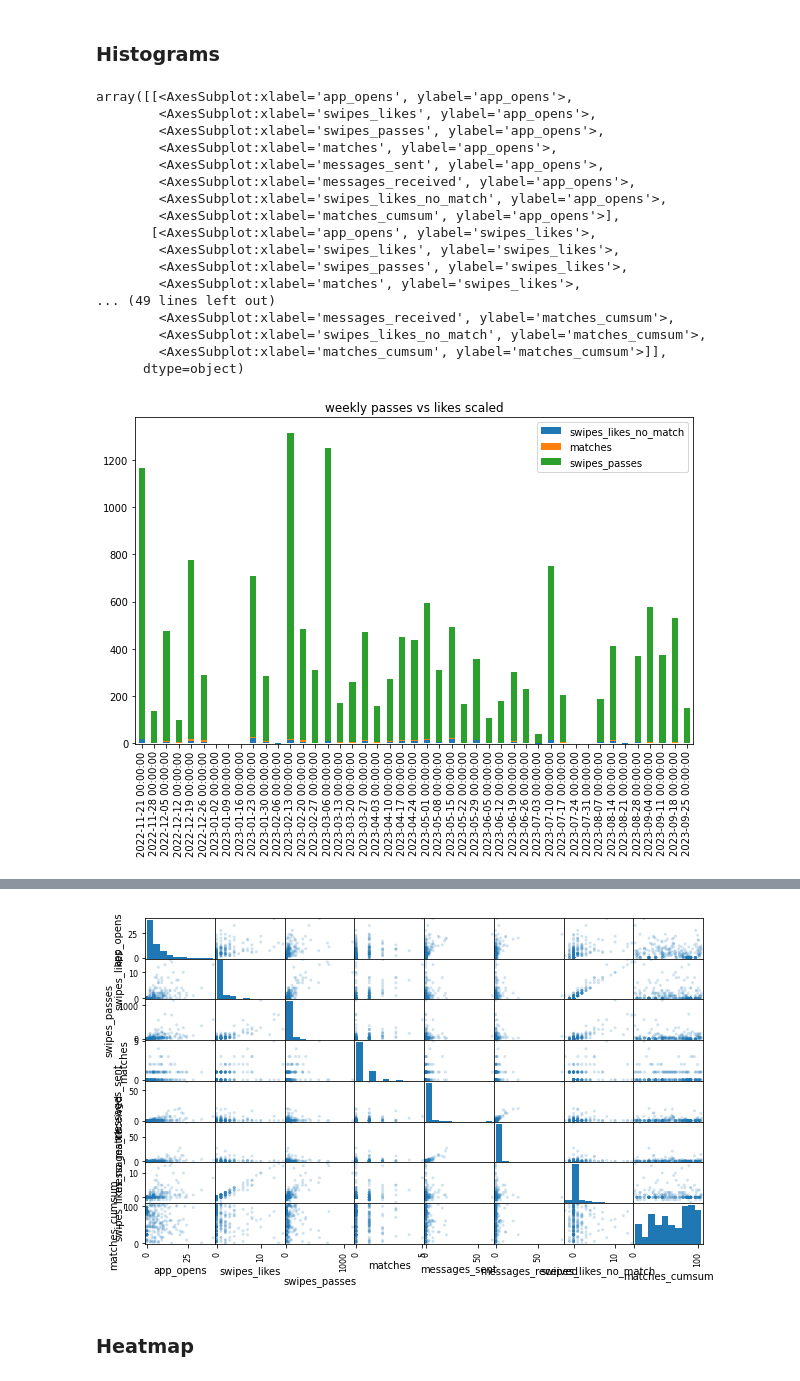
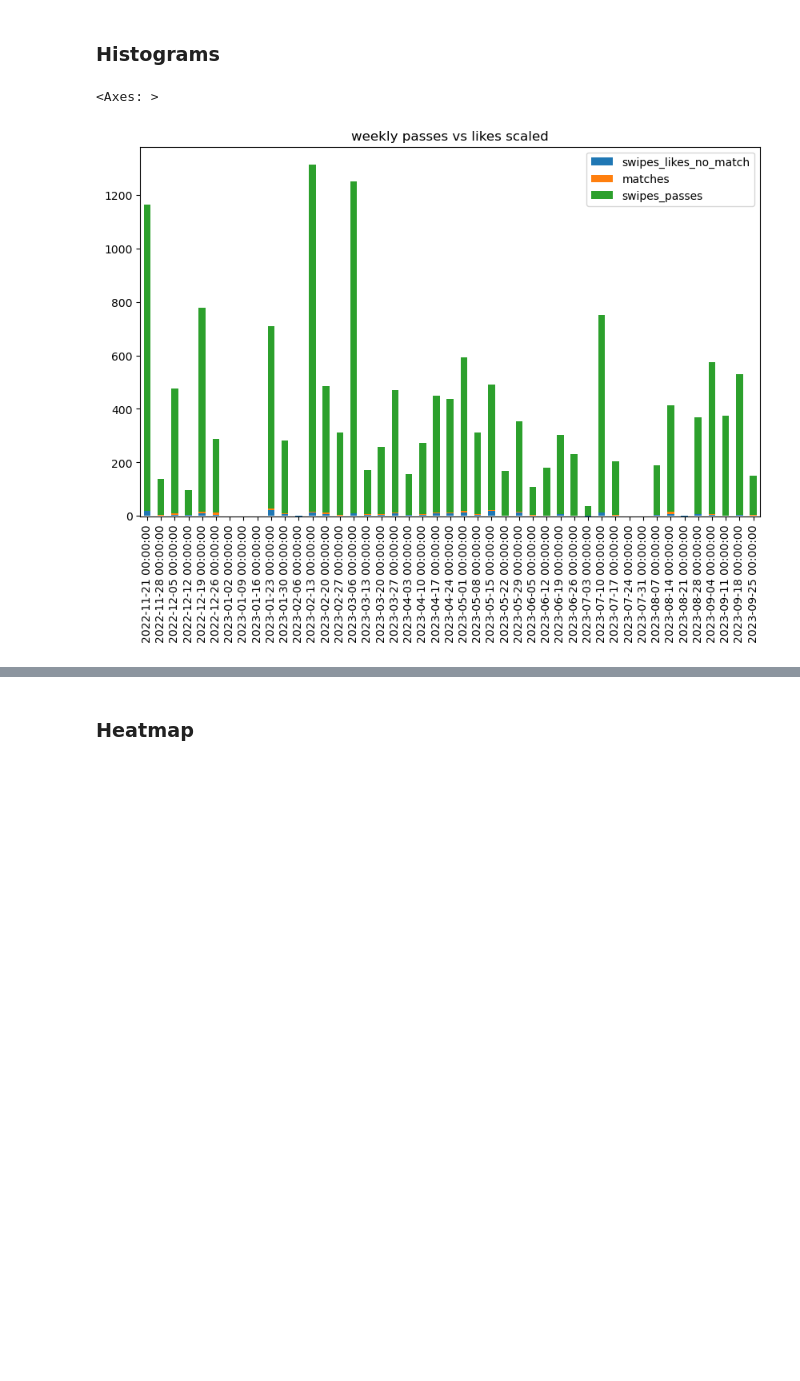
Before and after one commit to saminourji/TinderAnalysis, a Jupyter notebook: main.ipynb, the cells around one changed output, grey strips where cells are left out. Drawn from its saved outputs; the diff is of its cells as text; code cells hidden in the pictures; blank space fills up the shorter version.

```diff
--- a/main.ipynb
+++ b/main.ipynb
@@ -194,29 +211,12 @@ df.plot.scatter(x = "swipes_passes", y = "matches", figsize=(10, 6), title = "sw
 # %%
 #weekly passes + matches bar
 df_passes_weekly.plot.bar(y = ["swipes_likes_no_match", "matches", "swipes_passes"], stacked = True, figsize=(10, 6), title = "weekly passes vs likes scaled")
 
 # #monthly likes + matches bar scaled to 100 AKA success rate
 # df_likes_matches_monthly_scaled.plot.bar(y = ["matches", "swipes_likes"], stacked = True, figsize=(20,10))
 
 #monthly passes + matches bar scaled to 100
 df_passes_matches_monthly_scaled.plot.bar(y = ["swipes_likes_no_match", "matches", "swipes_passes"], stacked = True, figsize=(10, 6))
-pd.plotting.scatter_matrix(df, alpha = .2, figsize=(10, 6))
 # %% [output]
-array([[<AxesSubplot:xlabel='app_opens', ylabel='app_opens'>,
-        <AxesSubplot:xlabel='swipes_likes', ylabel='app_opens'>,
-        <AxesSubplot:xlabel='swipes_passes', ylabel='app_opens'>,
-        <AxesSubplot:xlabel='matches', ylabel='app_opens'>,
-        <AxesSubplot:xlabel='messages_sent', ylabel='app_opens'>,
-        <AxesSubplot:xlabel='messages_received', ylabel='app_opens'>,
-        <AxesSubplot:xlabel='swipes_likes_no_match', ylabel='app_opens'>,
-        <AxesSubplot:xlabel='matches_cumsum', ylabel='app_opens'>],
-       [<AxesSubplot:xlabel='app_opens', ylabel='swipes_likes'>,
-        <AxesSubplot:xlabel='swipes_likes', ylabel='swipes_likes'>,
-        <AxesSubplot:xlabel='swipes_passes', ylabel='swipes_likes'>,
-        <AxesSubplot:xlabel='matches', ylabel='swipes_likes'>,
-... (49 lines left out)
-        <AxesSubplot:xlabel='messages_received', ylabel='matches_cumsum'>,
-        <AxesSubplot:xlabel='swipes_likes_no_match', ylabel='matches_cumsum'>,
-        <AxesSubplot:xlabel='matches_cumsum', ylabel='matches_cumsum'>]],
-      dtype=object)
+<Axes: >
-[figure, old version]
+[figure, new version]
@@ -224,4 +224,3 @@ array([[<AxesSubplot:xlabel='app_opens', ylabel='app_opens'>,
-[figure, removed]
 # %% [markdown]
 ### Heatmap
 # %%
```
Also changed, not shown: parts of 8 cells of this notebook.
